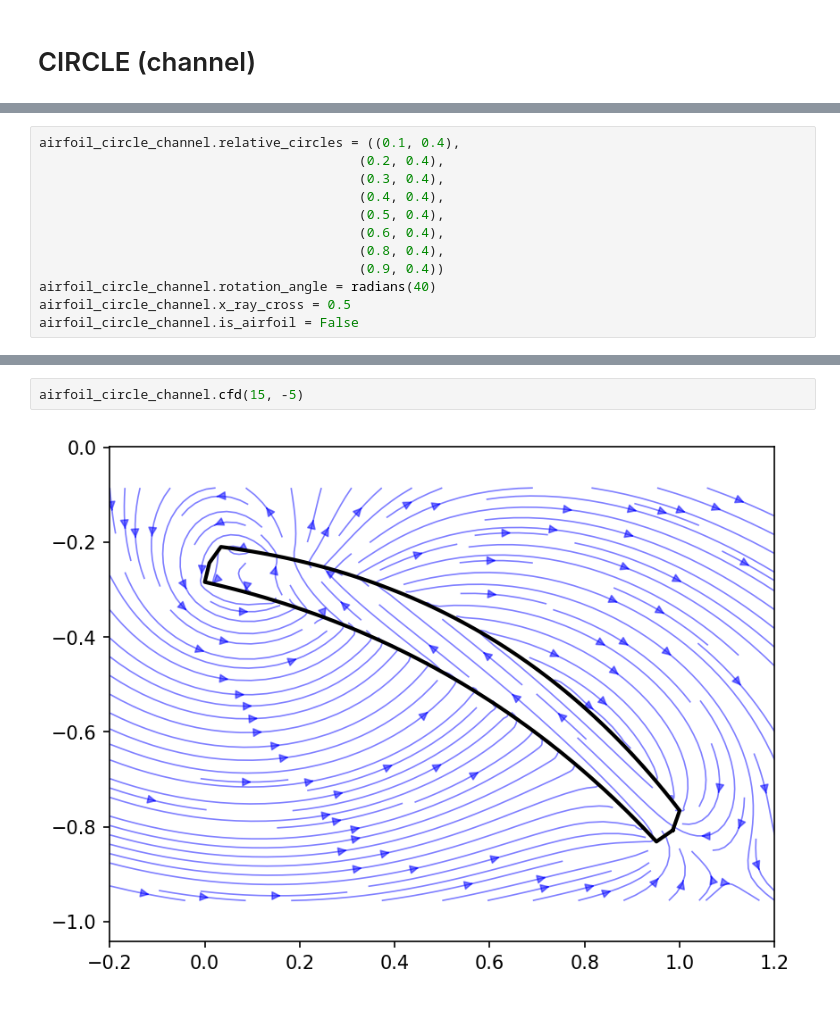
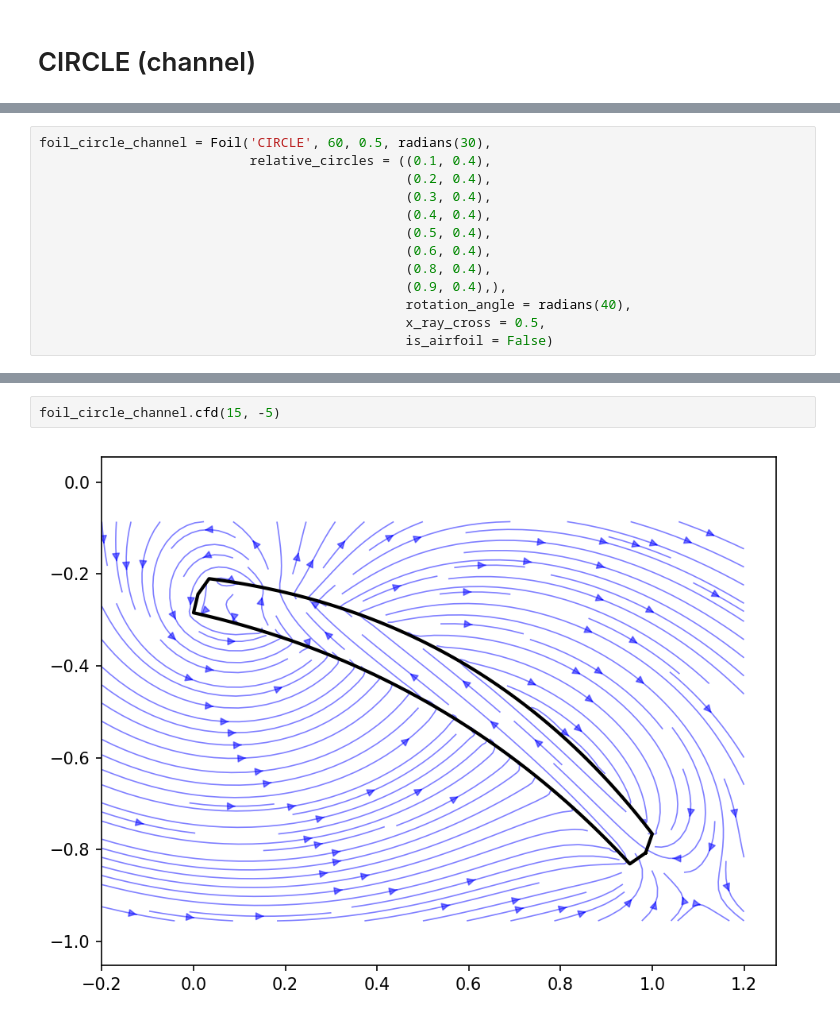
Before and after one commit to ParkhomenkoDV/foil, a Jupyter notebook: tutorial/foil.ipynb, the cells around one changed output, grey strips where cells are left out. Drawn from its saved outputs; the diff is of its cells as text.

```diff
--- a/tutorial/foil.ipynb
+++ b/tutorial/foil.ipynb
@@ -402,13 +653,14 @@ airfoil_circle_channel = Airfoil('CIRCLE', 60, 0.5, radians(30))
 # %%
-airfoil_circle_channel.relative_circles = ((0.1, 0.4),
-                                         (0.2, 0.4),
-                                         (0.3, 0.4),
-                                         (0.4, 0.4),
-                                         (0.5, 0.4),
-                                         (0.6, 0.4),
-                                         (0.8, 0.4),
-                                         (0.9, 0.4))
-airfoil_circle_channel.rotation_angle = radians(40)
-airfoil_circle_channel.x_ray_cross = 0.5
-airfoil_circle_channel.is_airfoil = False
+foil_circle_channel = Foil('CIRCLE', 60, 0.5, radians(30),
+                           relative_circles = ((0.1, 0.4),
+                                               (0.2, 0.4),
+                                               (0.3, 0.4),
+                                               (0.4, 0.4),
+                                               (0.5, 0.4),
+                                               (0.6, 0.4),
+                                               (0.8, 0.4),
+                                               (0.9, 0.4),),
+                                               rotation_angle = radians(40),
+                                               x_ray_cross = 0.5,
+                                               is_airfoil = False)
 # %%
@@ -440,6 +695,6 @@ airfoil_circle_channel.properties
  'len_u': 1.2315005909296022,
  'len_l': 1.2073677370416107}
 # %%
-airfoil_circle_channel.cfd(15, -5)
+foil_circle_channel.cfd(15, -5)
 # %% [output]
-[figure, old version]
+[figure, new version]
```
Also changed, not shown: parts of 75 cells of this notebook, 1 other file.
